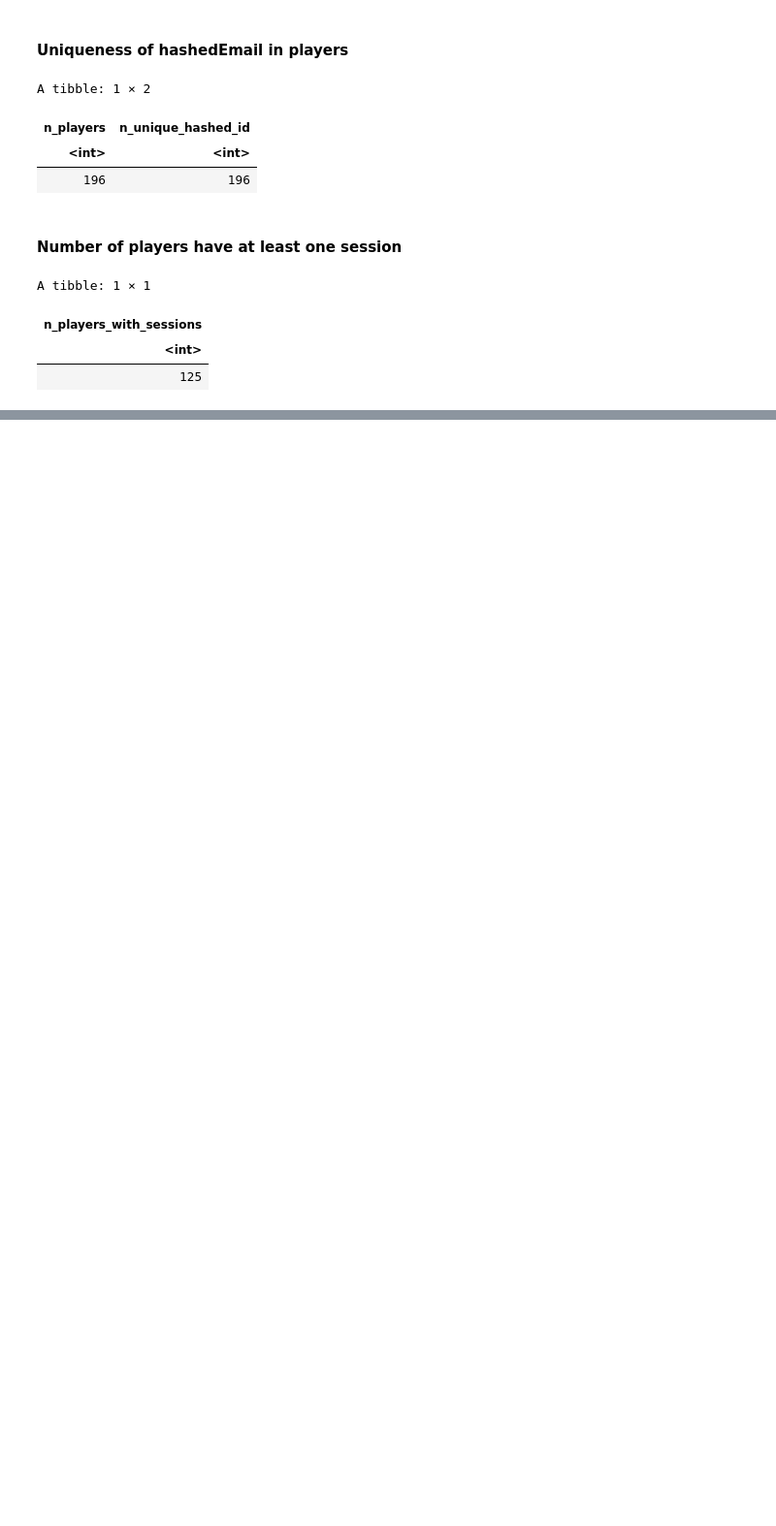
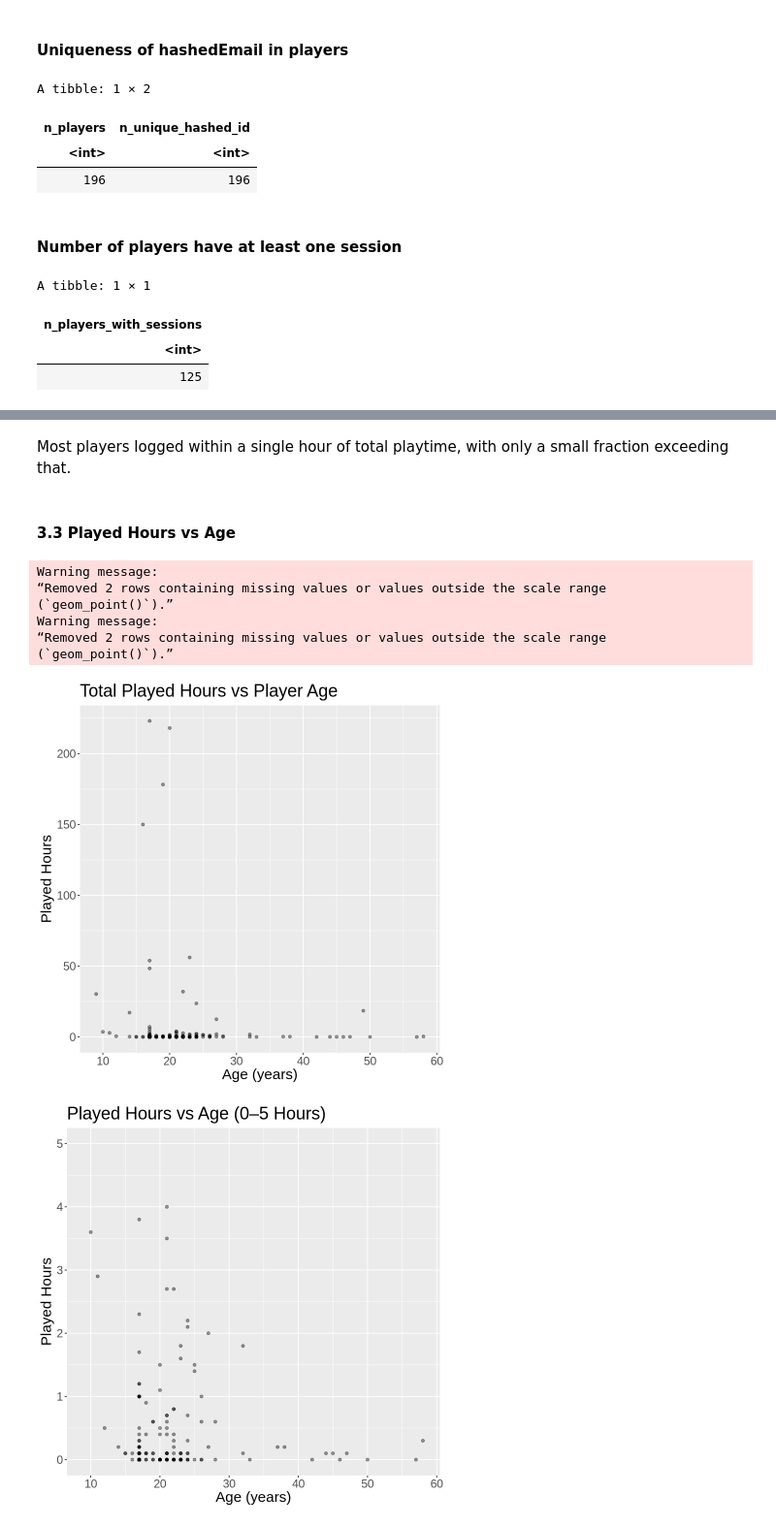
Before and after one commit to gavinceee/DSCI_Proj, a Jupyter notebook: proj_ind.ipynb, the cells around one changed output, grey strips where cells are left out. Shown at 97% size. Saved outputs shown, nothing was run; the diff lists cells and outputs as text; code cells hidden in the pictures; blank space fills up the shorter version.

```diff
--- a/proj_ind.ipynb
+++ b/proj_ind.ipynb
@@ -329,0 +404,30 @@ Can a player’s experience level, age, gender, and total hours played predict w
+# %% [markdown]
+Most players logged within a single hour of total playtime, with only a small fraction exceeding that.
+# %% [markdown]
+#### 3.3 Played Hours vs Age
+# %%
+ggplot(players_tidy, aes(x = Age, y = played_hours)) +
+  geom_point(alpha = 0.4) +
+  labs(
+    title = "Total Played Hours vs Player Age",
+    x = "Age (years)",
+    y = "Played Hours"
+  )
+
+ggplot(players_tidy, aes(x = Age, y = played_hours)) +
+  geom_point(alpha = 0.4) +
+  coord_cartesian(ylim = c(0, 5)) +
+  labs(
+    title = "Played Hours vs Age (0–5 Hours)",
+    x = "Age (years)",
+    y = "Played Hours"
+  )
+# %% [output]
+Warning message:
+“Removed 2 rows containing missing values or values outside the scale range
+(`geom_point()`).”
+Warning message:
+“Removed 2 rows containing missing values or values outside the scale range
+(`geom_point()`).”
+[figure, added]
+[figure, added]
```
Also changed, not shown: parts of 16 cells of this notebook.
